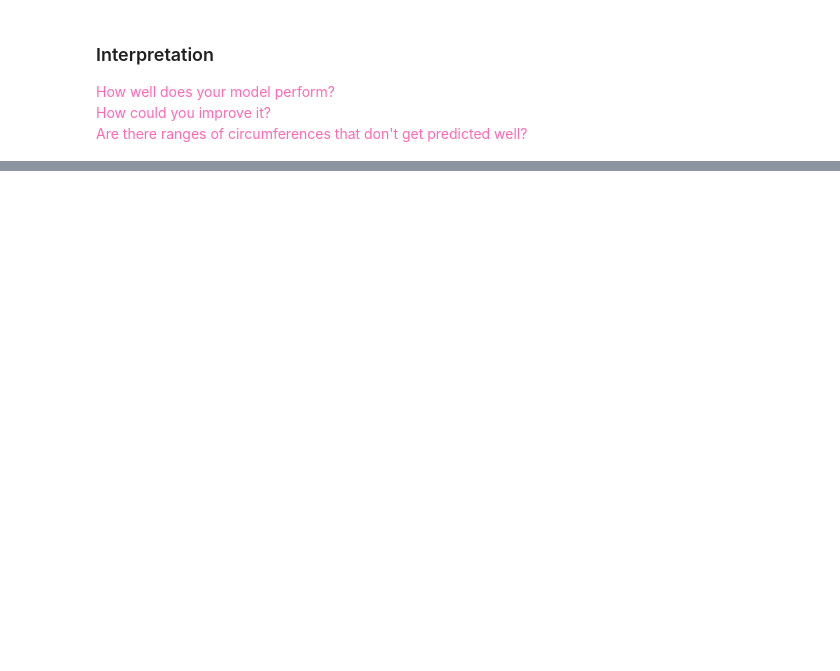
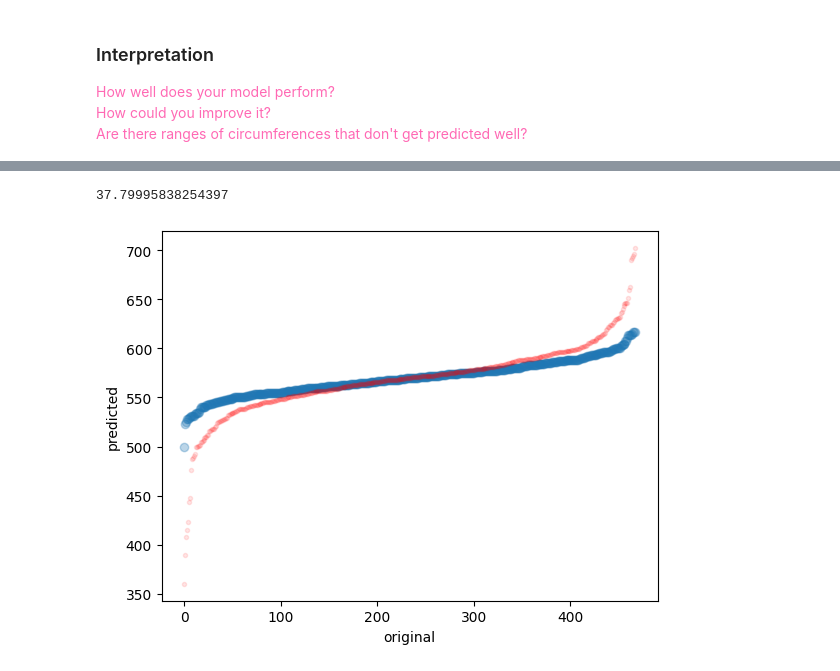
Before and after one commit to takuman-parsons-ml/Homework06, a Jupyter notebook: Homework06.ipynb, the cells around one changed output, grey strips where cells are left out. Saved outputs shown, nothing was run; the diff lists cells and outputs as text; code cells hidden in the pictures; blank space fills up the shorter version.

```diff
--- a/Homework06.ipynb
+++ b/Homework06.ipynb
@@ -280,0 +326,23 @@ plt.show()
+# %%
+## Run model on test data
+ansur_test_features = ansur_test_scaled_df.drop(columns=['head.circumference'])
+test_features_poly = poly.fit_transform(ansur_test_features)
+retry_predicted_test_scaled = retry_head_circum_model.predict(test_features_poly)
+predicted = ansur_scaler.inverse_transform(retry_predicted_test_scaled)
+
+## Plot predictions and interpret results
+head_circum_original = ansur_test_df["head.circumference"]
+head_circum_predicted = predicted["head.circumference"]
+
+## Measure error on test data
+print(regression_error(head_circum_original, head_circum_predicted))
+
+# Plot the original and predicted prices
+plt.plot(sorted(head_circum_original), marker='o', linestyle='', alpha=0.3)
+plt.plot(sorted(head_circum_predicted), color='r', marker='o', markersize='3', linestyle='', alpha=0.1)
+plt.ylabel("predicted")
+plt.xlabel("original")
+plt.show()
+# %% [output]
+37.79995838254397
+[figure, added]
```
Also changed, not shown: parts of 5 cells of this notebook.
